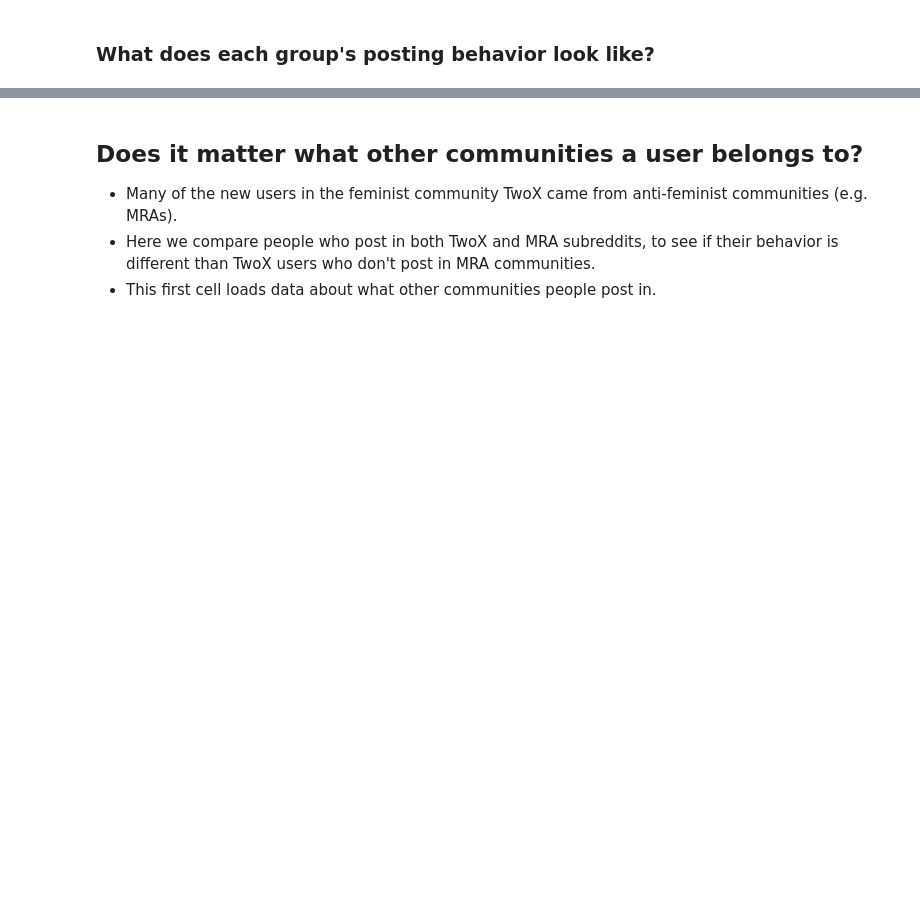
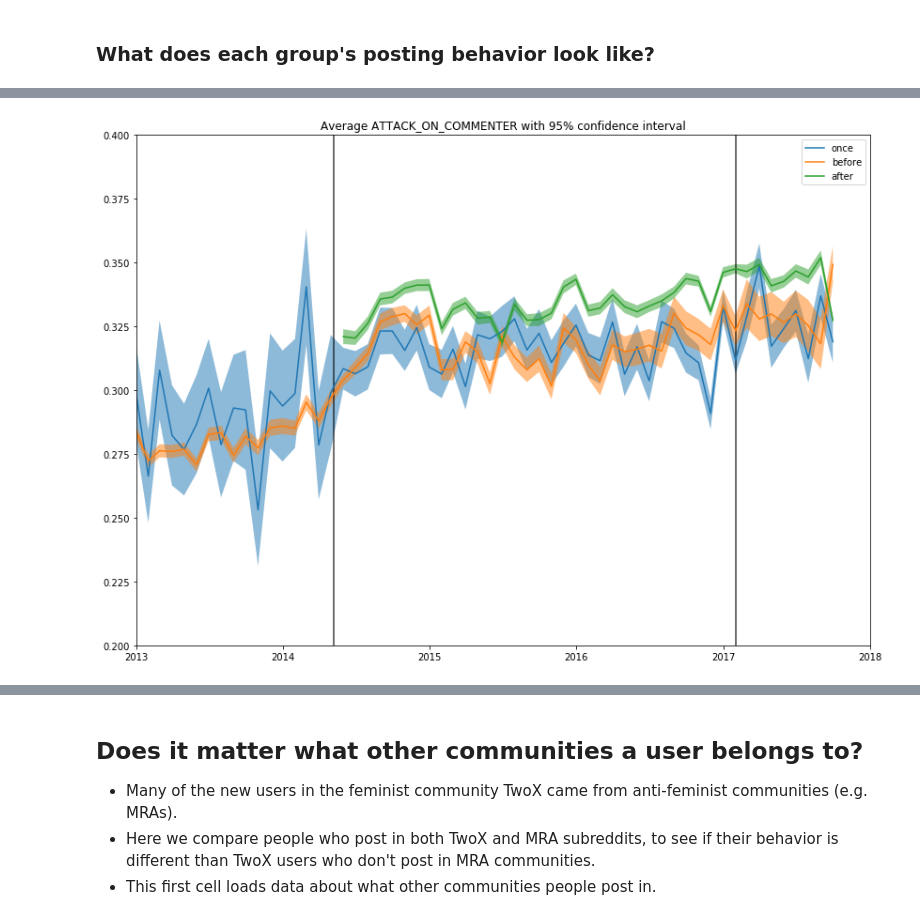
Before and after one commit to UM-CSS/CSSLabs-Community-Dynamics, a Jupyter notebook: 1_Evolution_of_Community_Norms.ipynb, the cells around one changed output, grey strips where cells are left out. Drawn from its saved outputs; the diff is of its cells as text; code cells hidden in the pictures; blank space fills up the shorter version.

```diff
--- a/1_Evolution_of_Community_Norms.ipynb
+++ b/1_Evolution_of_Community_Norms.ipynb
@@ -276,7 +305,9 @@ plot_users(cohorts, column='TOXICITY',
 # %%
 plot_users(cohorts, column='ATTACK_ON_COMMENTER',
-           cohorts=['once', 'before', 'after', 'after_ban'],
+           cohorts=['once', 'before', 'after'],
            agg='mean', years =[2013,2018],
            events=events, bottom=.2, top=.4)
+# %% [output]
+[figure, added]
 # %%
 plot_users(cohorts, column='INFLAMMATORY',
```
Also changed, not shown: parts of 16 cells of this notebook, 1 other file.
